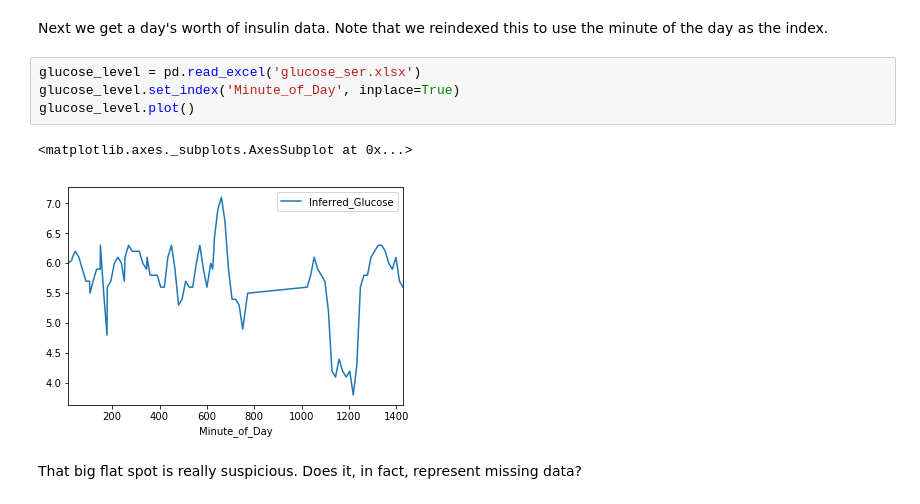
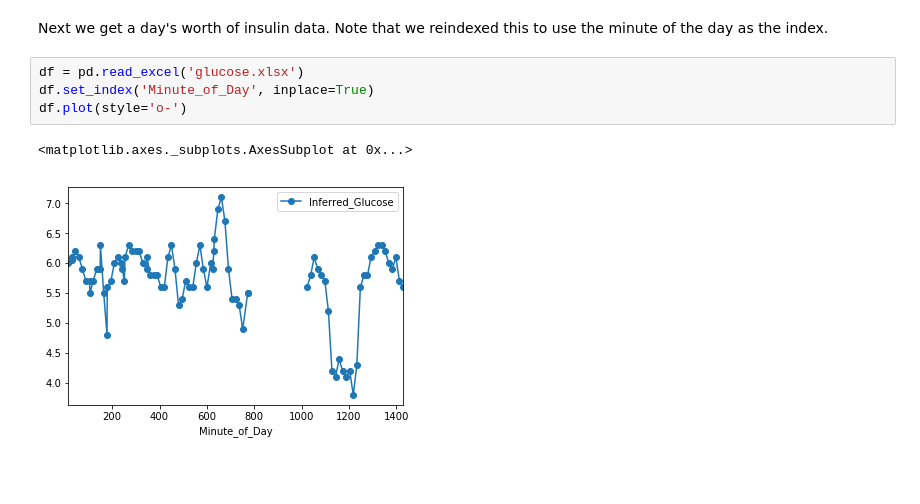
Before and after one commit to KlickInc/datasci-strata-talk-missing-data, a Jupyter notebook: 02_Missing_Data.ipynb, the cells around one changed output. Saved outputs shown, nothing was run; the diff lists cells and outputs as text; blank space fills up the shorter version.

```diff
--- a/02_Missing_Data.ipynb
+++ b/02_Missing_Data.ipynb
@@ -12,11 +12,9 @@ import matplotlib.pyplot as plt
 # %% [markdown]
 Next we get a day's worth of insulin data.  Note that we reindexed this to use the minute of the day as the index.
 # %%
-glucose_level = pd.read_excel('glucose_ser.xlsx')
-glucose_level.set_index('Minute_of_Day', inplace=True)
-glucose_level.plot()
+df = pd.read_excel('glucose.xlsx')
+df.set_index('Minute_of_Day', inplace=True)
+df.plot(style='o-')
 # %% [output]
 <matplotlib.axes._subplots.AxesSubplot at 0x...>
-[figure, old version]
+[figure, new version]
-# %% [markdown]
-That big flat spot is really suspicious.  Does it, in fact, represent missing data?
```
Also changed, not shown: parts of 8 cells of this notebook.
